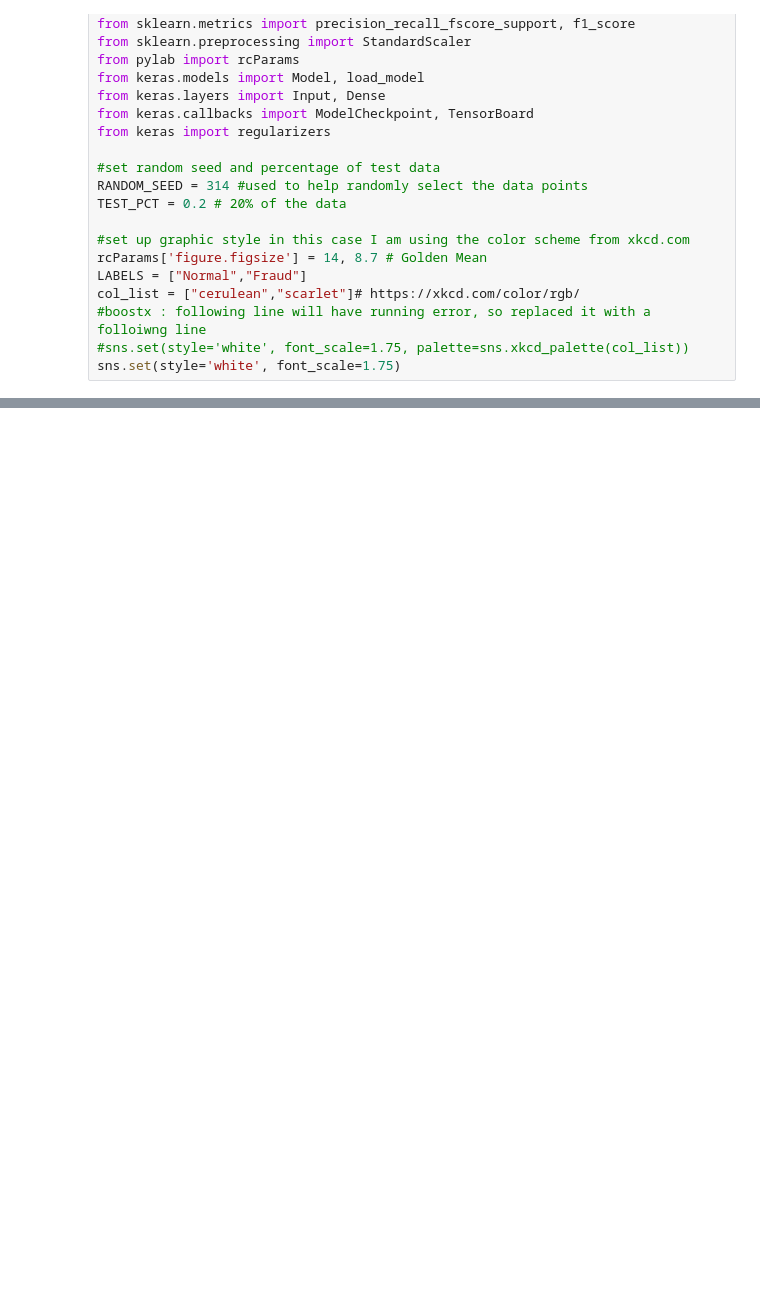
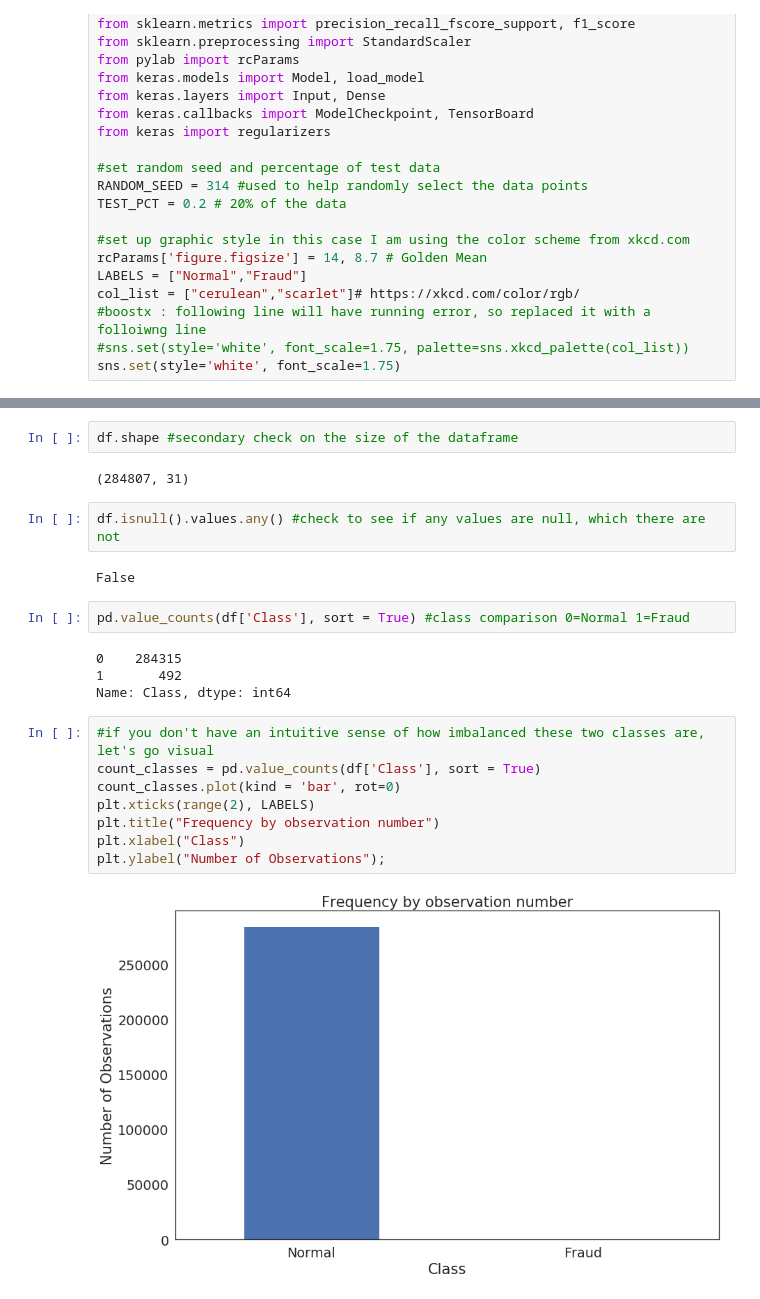
Before and after one commit to paulxiong/FraudDetectionUsingAutoEncoder, a Jupyter notebook: FraudDetection.ipynb, the cells around one changed output, grey strips where cells are left out. Saved outputs shown, nothing was run; the diff lists cells and outputs as text; blank space fills up the shorter version.

```diff
--- a/FraudDetection.ipynb
+++ b/FraudDetection.ipynb
@@ -59,3 +59,27 @@ Mounted at /content/gdrive
 | 2 | 1.0 | -1.358354 | -1.340163 | 1.773209 | 0.379780 | -0.503198 | 1.800499 | 0.791461 | 0.247676 | -1.514654 | 0.207643 | ... |
 | 3 | 1.0 | -0.966272 | -0.185226 | 1.792993 | -0.863291 | -0.010309 | 1.247203 | 0.237609 | 0.377436 | -1.387024 | -0.054952 | ... |
 | 4 | 2.0 | -1.158233 | 0.877737 | 1.548718 | 0.403034 | -0.407193 | 0.095921 | 0.592941 | -0.270533 | 0.817739 | 0.753074 | ... |
+# %%
+df.shape #secondary check on the size of the dataframe
+# %% [output]
+(284807, 31)
+# %%
+df.isnull().values.any() #check to see if any values are null, which there are not
+# %% [output]
+False
+# %%
+pd.value_counts(df['Class'], sort = True) #class comparison 0=Normal 1=Fraud
+# %% [output]
+0    284315
+1       492
+Name: Class, dtype: int64
+# %%
+#if you don't have an intuitive sense of how imbalanced these two classes are, let's go visual
+count_classes = pd.value_counts(df['Class'], sort = True)
+count_classes.plot(kind = 'bar', rot=0)
+plt.xticks(range(2), LABELS)
+plt.title("Frequency by observation number")
+plt.xlabel("Class")
+plt.ylabel("Number of Observations");
+# %% [output]
+[figure, added]
```
Also changed, not shown: parts of 10 cells of this notebook.
